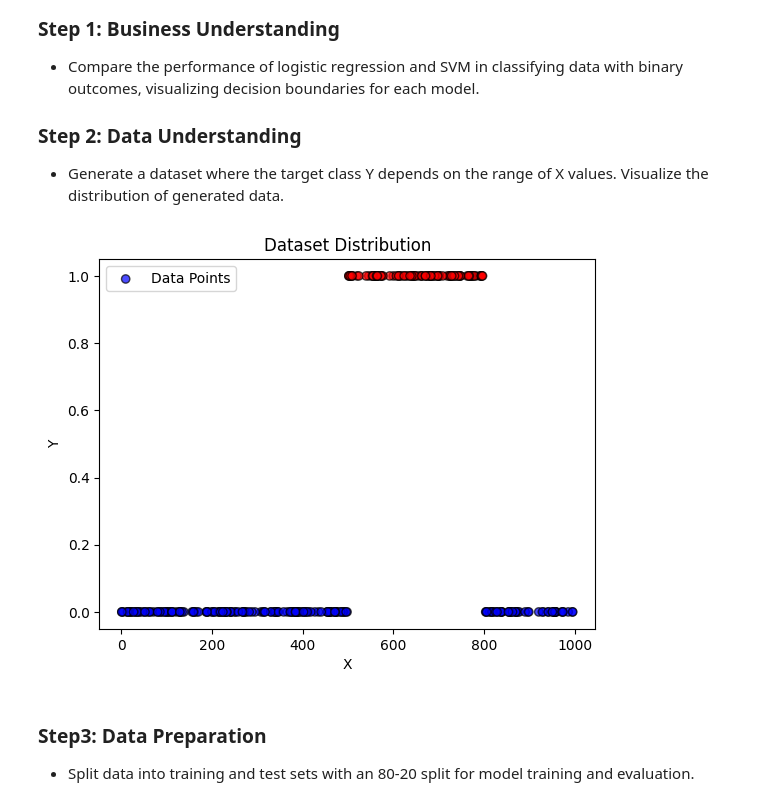
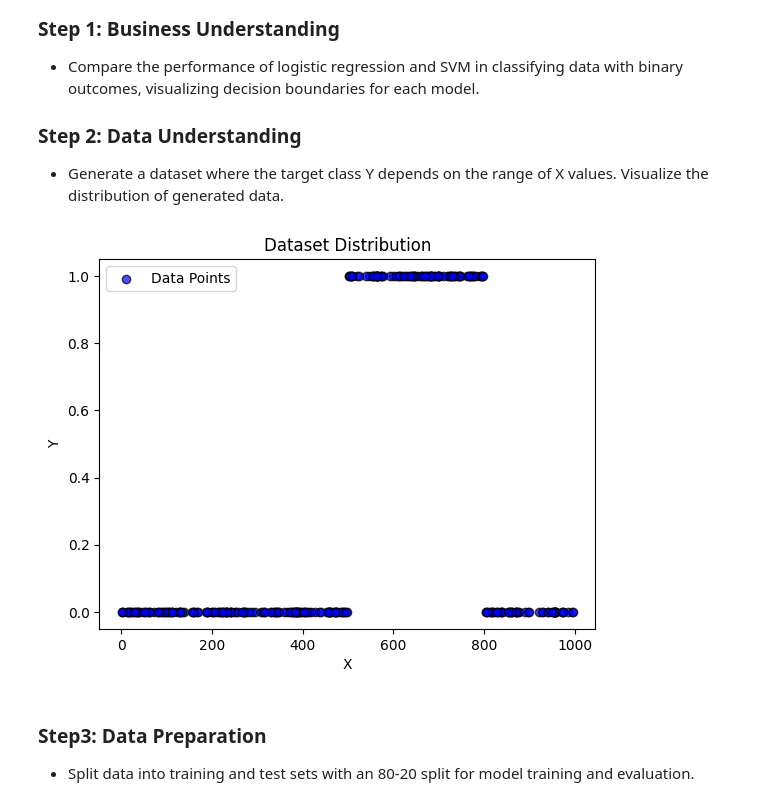
Before and after one commit to devilhyt/nchu-stuff, a Jupyter notebook: 2024-fall/aiot/hw3-1/main.ipynb, the cells around one changed output. Saved outputs shown, nothing was run; the diff lists cells and outputs as text; code cells hidden in the pictures.

```diff
--- a/2024-fall/aiot/hw3-1/main.ipynb
+++ b/2024-fall/aiot/hw3-1/main.ipynb
@@ -43,26 +43,26 @@ Generate a Python script using the CRISP-DM process to perform logistic regressi
 # %%
 import numpy as np
 import matplotlib.pyplot as plt
 from sklearn.model_selection import train_test_split
 from sklearn.linear_model import LogisticRegression
 from sklearn.svm import SVC
 from sklearn.metrics import accuracy_score, confusion_matrix
 import seaborn as sns
 
 
 np.random.seed(42)
 X = np.random.randint(0, 1000, 300).reshape(-1, 1)
 Y = np.where((X > 500) & (X < 800), 1, 0).ravel()
 
 # Plot the dataset
-plt.scatter(X, Y, c=Y, edgecolors='k', cmap='bwr', alpha=0.7, label='Data Points')
+plt.scatter(X, Y, c='blue', edgecolors='k', alpha=0.7, label='Data Points')
 plt.xlabel('X')
 plt.ylabel('Y')
 plt.title('Dataset Distribution')
 plt.legend()
 plt.show()
 # %% [output]
-[figure, old version]
+[figure, new version]
 # %% [markdown]
 ### Step3: Data Preparation
 - Split data into training and test sets with an 80-20 split for model training and evaluation.
```
Also changed, not shown: parts of 1 cell of this notebook, 1 other file.
